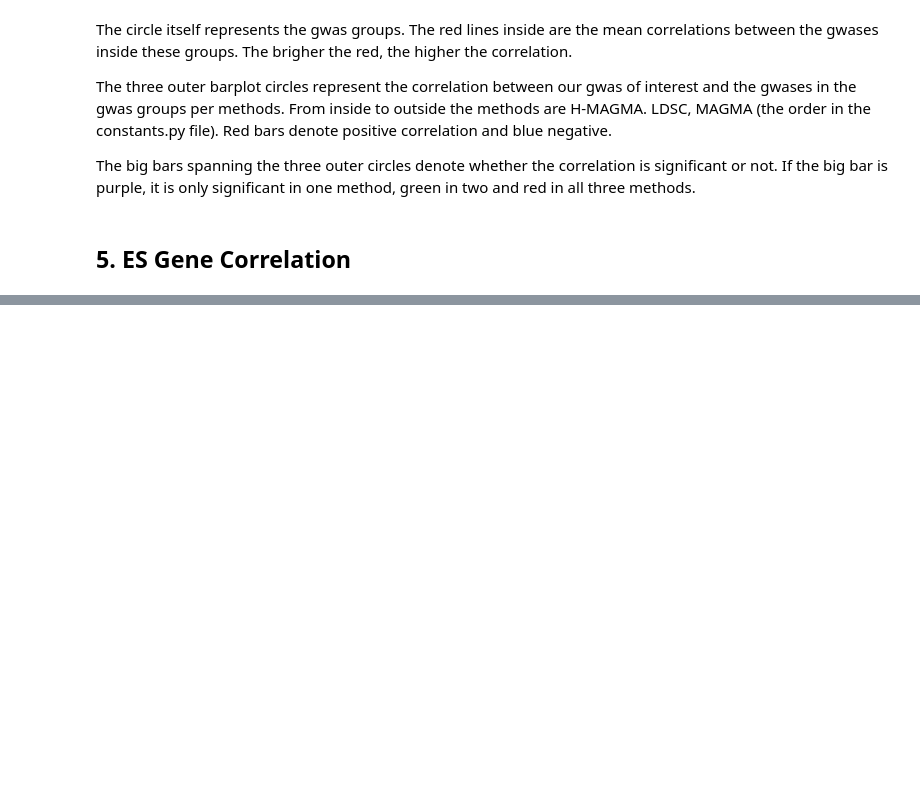
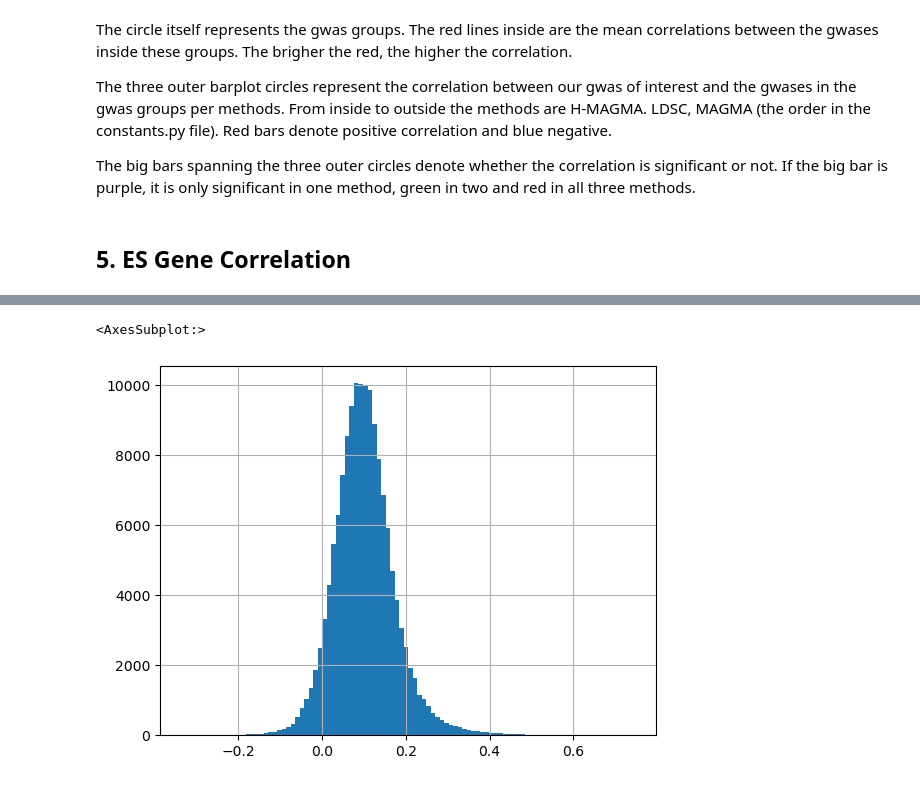
Before and after one commit to erwinerdem/STEAP, a Jupyter notebook: notebooks/depression_example.ipynb, the cells around one changed output, grey strips where cells are left out. Saved outputs shown, nothing was run; the diff lists cells and outputs as text; code cells hidden in the pictures; blank space fills up the shorter version.

```diff
--- a/notebooks/depression_example.ipynb
+++ b/notebooks/depression_example.ipynb
@@ -375,0 +426,5 @@ es_corr_df[
+# %%
+es_corr_df['corr'].hist(bins=100) # removing 0's before correlation
+# %% [output]
+<AxesSubplot:>
+[figure, added]
```
Also changed, not shown: parts of 15 cells of this notebook, 4 other files.
